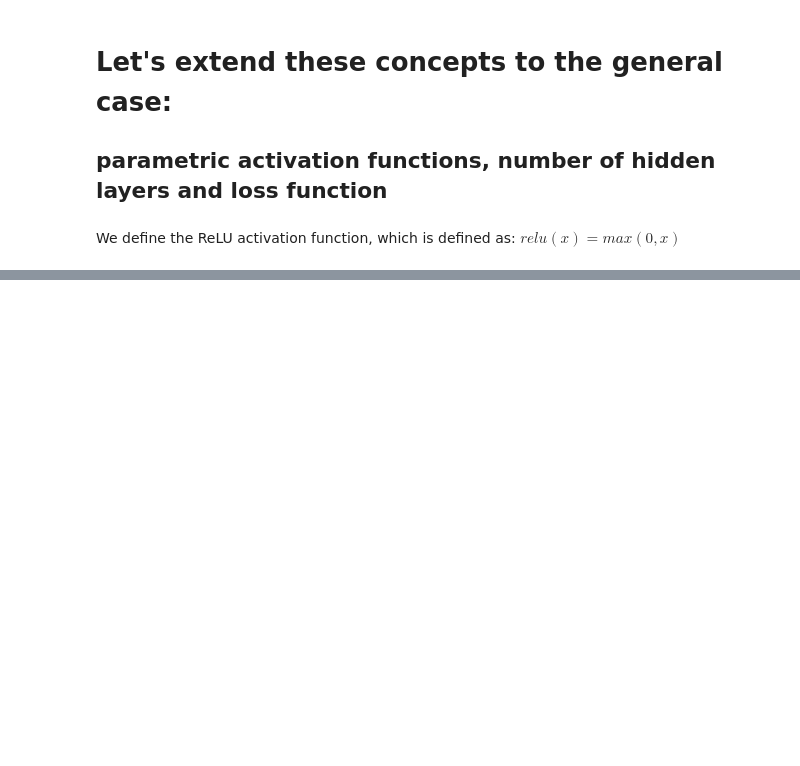
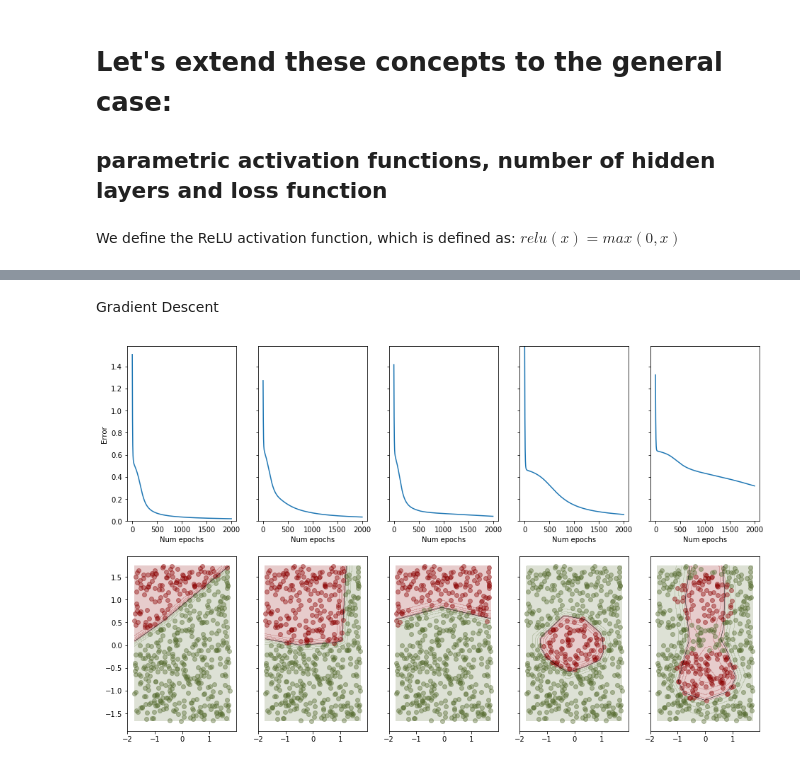
Before and after one commit to roberto-trani/neural_network_from_scratch, a Jupyter notebook: Neural Network from scratch in Python.ipynb, the cells around one changed output, grey strips where cells are left out. Cells and saved outputs as stored; diff of their text form; code cells hidden in the pictures; blank space fills up the shorter version.

```diff
--- a/Neural Network from scratch in Python.ipynb
+++ b/Neural Network from scratch in Python.ipynb
@@ -421,0 +473,14 @@ test_training(X_normalized, ys, train_NN, params)
+# %% [markdown]
+Gradient Descent
+# %%
+params = {
+    "num_epochs": 2000,
+    "learning_rate": 0.1,
+    "loss_function": binary_cross_entropy_loss,
+    "hidden_layer_sizes": [20, 10, 1],
+    "activation_functions": [relu, sigmoid, sigmoid],
+    "batch_size": 0
+}
+test_training(X_normalized, ys, train_NN, params)
+# %% [output]
+[figure, added]
```
Also changed, not shown: parts of 49 cells of this notebook.
